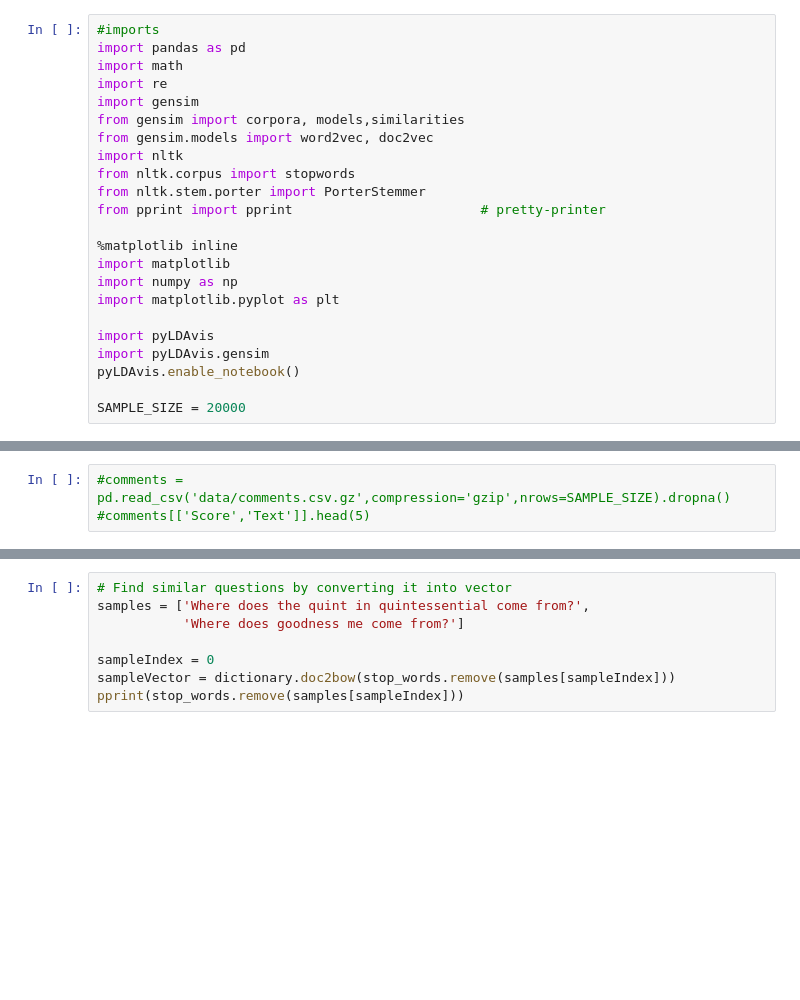
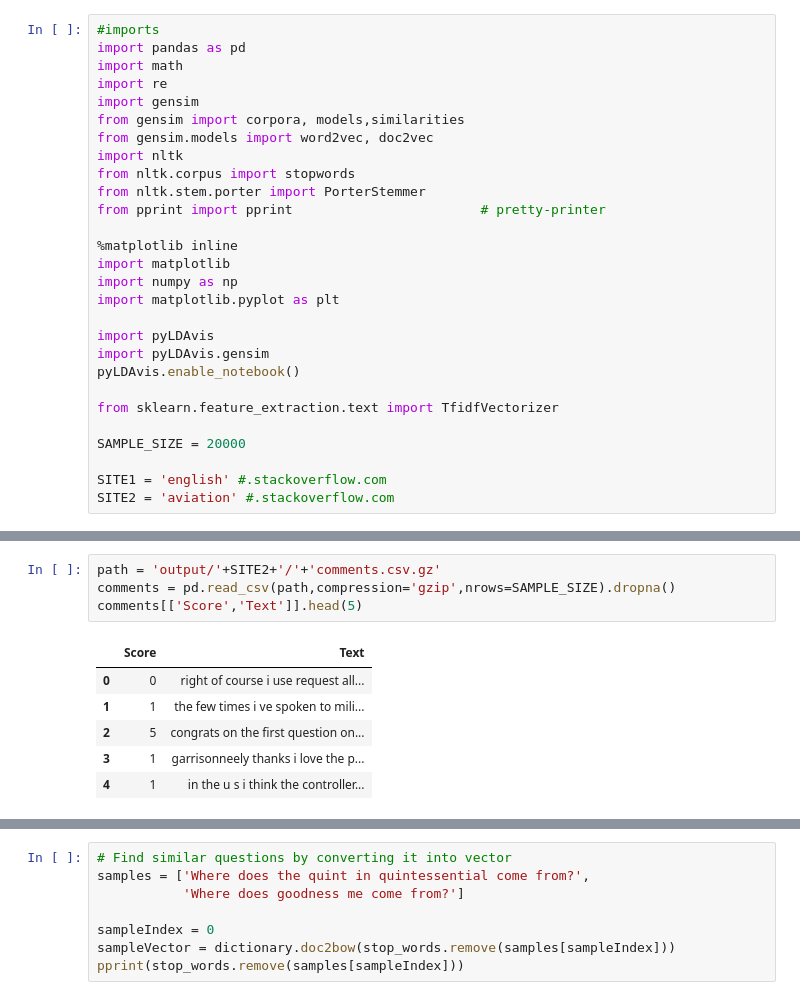
Before and after one commit to dhruvaray/soml, a Jupyter notebook: index.ipynb, the cells around one changed output, grey strips where cells are left out. Drawn from its saved outputs; the diff is of its cells as text; blank space fills up the shorter version.

```diff
--- a/index.ipynb
+++ b/index.ipynb
@@ -44,4 +53,9 @@ import pyLDAvis
 import pyLDAvis.gensim
 pyLDAvis.enable_notebook()
 
+from sklearn.feature_extraction.text import TfidfVectorizer
+
 SAMPLE_SIZE = 20000
+
+SITE1 = 'english' #.stackoverflow.com
+SITE2 = 'aviation' #.stackoverflow.com
@@ -59,6 +95,14 @@ posts[['Body','Title', 'Tags']].head(2)
 | 0 | when should i use can when should... | when do i use can or could | word-choice tenses politeness sub... |
 | 1 | doesn t quint mean five what does... | where does the quint in quintesse... | etymology |
 # %%
-#comments = pd.read_csv('data/comments.csv.gz',compression='gzip',nrows=SAMPLE_SIZE).dropna()
-#comments[['Score','Text']].head(5)
+path = 'output/'+SITE2+'/'+'comments.csv.gz'
+comments = pd.read_csv(path,compression='gzip',nrows=SAMPLE_SIZE).dropna()
+comments[['Score','Text']].head(5)
+# %% [output]
+|  | Score | Text |
+| 0 | 0 | right of course i use request all... |
+| 1 | 1 | the few times i ve spoken to mili... |
+| 2 | 5 | congrats on the first question on... |
+| 3 | 1 | garrisonneely thanks i love the p... |
+| 4 | 1 | in the u s i think the controller... |
 # %%
```
Also changed, not shown: parts of 37 cells of this notebook, 7 other files.
